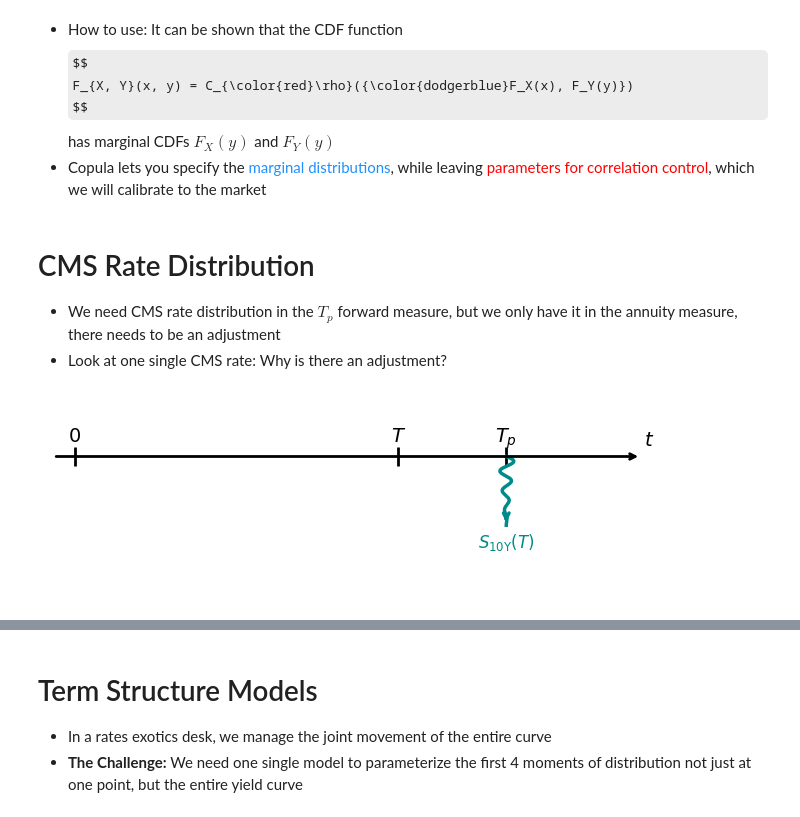
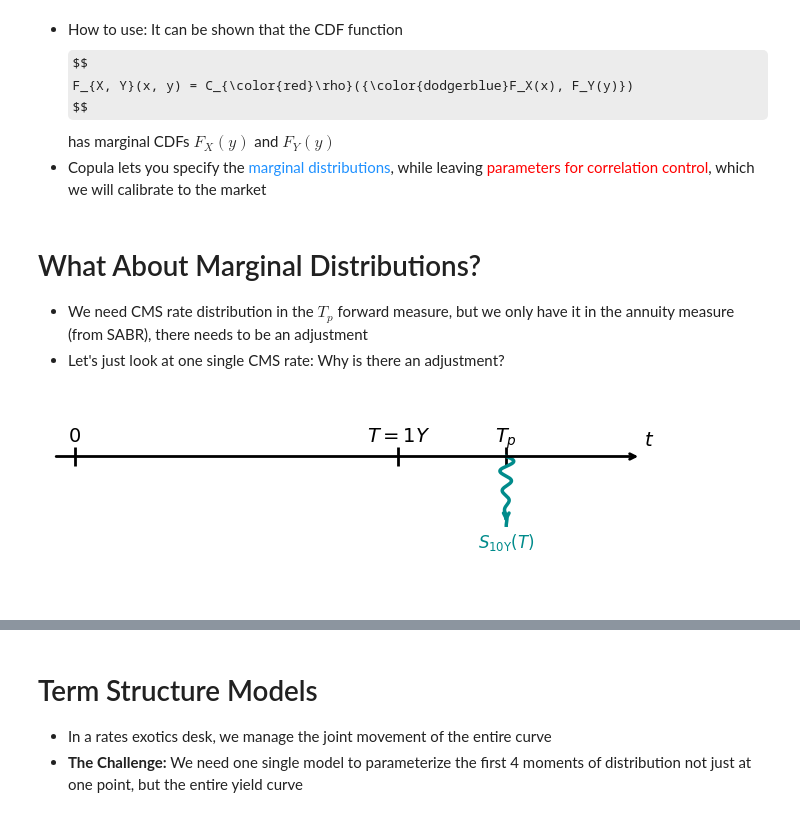
Before and after one commit to beginnerSC/slides, a Jupyter notebook: docs/rates.ipynb, the cells around one changed output, grey strips where cells are left out. Cells and saved outputs as stored; diff of their text form; code cells hidden in the pictures; some formulas as TeX source.

```diff
--- a/docs/rates.ipynb
+++ b/docs/rates.ipynb
@@ -599,10 +599,10 @@ The assumption only gives us $E^A[(S_T - K)^+]$. We still need to get $A_0$ from
 # %% [markdown]
 # CMS Spread Option Pricing
 # %%
-def plot_cms_timeline(cashflow_text=r"$(S_{\text{10Y}}(T) - S_{\text{2Y}}(T) - K)^+$", direction=1):
+def plot_cms_timeline(cashflow_text=r"$(S_{\text{10Y}}(T) - S_{\text{2Y}}(T) - K)^+$", T_text=r"$T$", direction=1, figsize=(8, 2.5)):
     import matplotlib.pyplot as plt
 
-    fig, ax = plt.subplots(figsize=(8, 2.5))
+    fig, ax = plt.subplots(figsize=figsize)
 
     # Time axis
     min_t, max_t = 0, 10
@@ -620,7 +620,7 @@ def plot_cms_timeline(cashflow_text=r"$(S_{\text{10Y}}(T) - S_{\text{2Y}}(T) - K
     ax.text(0, direction*(-0.22), "$0$", ha='center', va="top", fontsize=14)
 
     ax.vlines(T_val, -0.07, 0.07, color="black", linewidth=2)
-    ax.text(T_val, direction*(-0.22), "$T$", ha='center', va="top", fontsize=14)
+    ax.text(T_val, direction*(-0.22), T_text, ha='center', va="top", fontsize=14)
 
     ax.vlines(T_p, -0.07, 0.07, color="black", linewidth=2)
     ax.text(T_p, direction*(-0.22), "$T_p$", ha='center', va="top", fontsize=14)
@@ -775,11 +787,11 @@ $$
 has marginal CDFs $F_X(y)$ and $F_Y(y)$
 * Copula lets you specify the <font color="dodgerblue">marginal distributions</font>, while leaving <font color="red">parameters for correlation control</font>, which we will calibrate to the market
 # %% [markdown]
-# CMS Rate Distribution
+# What About Marginal Distributions?
 
-* We need CMS rate distribution in the $T_p$ forward measure, but we only have it in the annuity measure, there needs to be an adjustment
-* Look at one single CMS rate: Why is there an adjustment?
+* We need CMS rate distribution in the $T_p$ forward measure, but we only have it in the annuity measure (from SABR), there needs to be an adjustment
+* Let's just look at one single CMS rate: Why is there an adjustment?
 # %%
-plot_cms_timeline(cashflow_text=r"$S_{\text{10Y}}(T)$", direction=-1)
+plot_cms_timeline(cashflow_text=r"$S_{\text{10Y}}(T)$", T_text=r"$T=1Y$", direction=-1)
 # %% [output]
-[figure, old version]
+[figure, new version]
```
Also changed, not shown: parts of 15 cells of this notebook, 1 other file.
